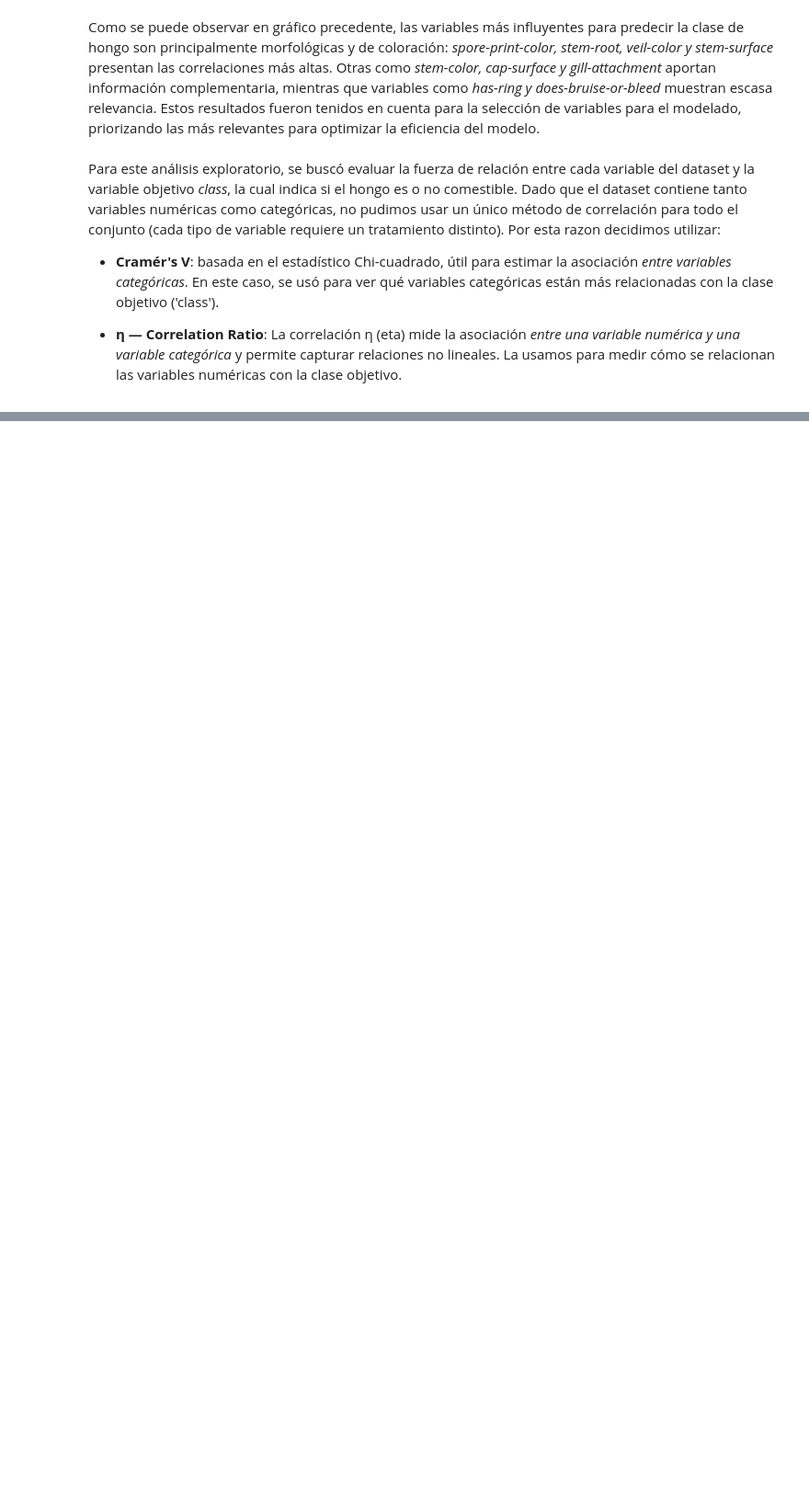
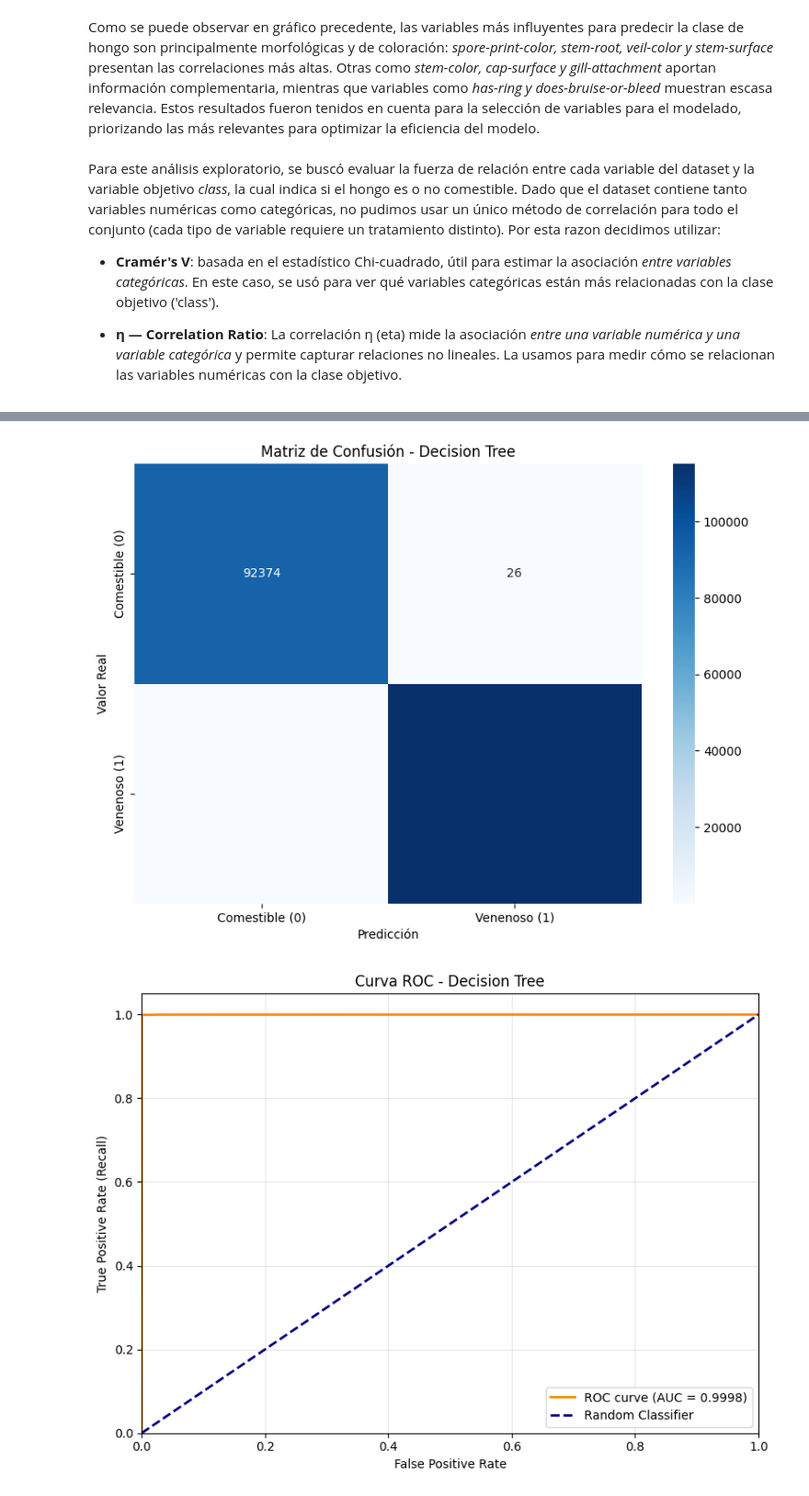
Before and after one commit to agusc4/ceia-ml, a Jupyter notebook: notebook_mushrooms.ipynb, the cells around one changed output, grey strips where cells are left out. Shown at 92% size. Saved outputs shown, nothing was run; the diff lists cells and outputs as text; code cells hidden in the pictures; blank space fills up the shorter version.

```diff
--- a/notebook_mushrooms.ipynb
+++ b/notebook_mushrooms.ipynb
@@ -402,0 +1132,28 @@ Dado que el dataset contiene tanto variables numéricas como categóricas, no pu
+# %%
+RANDOM_STATE = 20
+
+# Obtener los datos preprocesados para Decision Tree
+config_dt = model_config['Decision Tree']
+X_train_dt = config_dt['X_train']
+X_test_dt = config_dt['X_test']
+y_train_dt = config_dt['y_train']
+y_test_dt = config_dt['y_test']
+
+# Inicializar y entrenar el modelo
+print("Entrenando Decision Tree...")
+start_time = time.time()
+
+dt_model = DecisionTreeClassifier(random_state=RANDOM_STATE, max_depth=20, min_samples_split=10)
+dt_model.fit(X_train_dt, y_train_dt)
+
+training_time = time.time() - start_time
+print(f"Modelo entrenado en {training_time:.2f} segundos")
+
+# Realizar predicciones
+y_pred_dt = dt_model.predict(X_test_dt)
+y_pred_proba_dt = dt_model.predict_proba(X_test_dt)[:, 1]
+
+# Evaluar el modelo
+metrics_dt = evaluate_model(y_test_dt, y_pred_dt, y_pred_proba_dt, "Decision Tree")
+metrics_dt['Training Time (s)'] = training_time
+results.append(metrics_dt)
@@ -402,0 +1178,7 @@ Dado que el dataset contiene tanto variables numéricas como categóricas, no pu
+# %%
+# Visualizaciones para Decision Tree
+plot_confusion_matrix(y_test_dt, y_pred_dt, "Decision Tree")
+plot_roc_curve(y_test_dt, y_pred_proba_dt, "Decision Tree")
+# %% [output]
+[figure, added]
+[figure, added]
```
Also changed, not shown: parts of 56 cells of this notebook.
